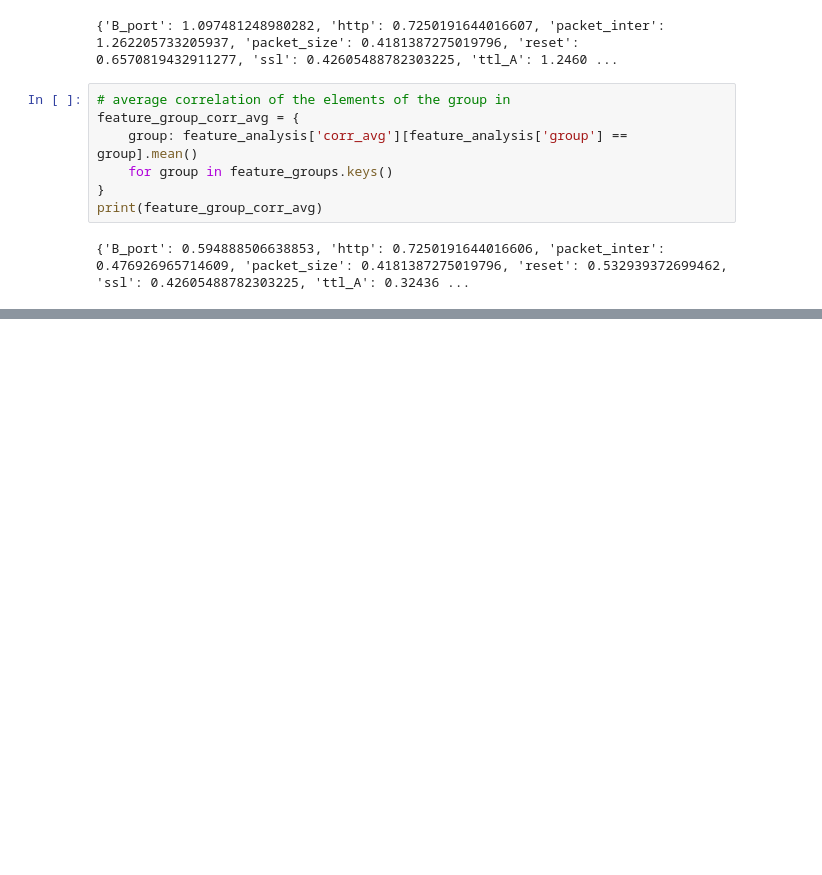
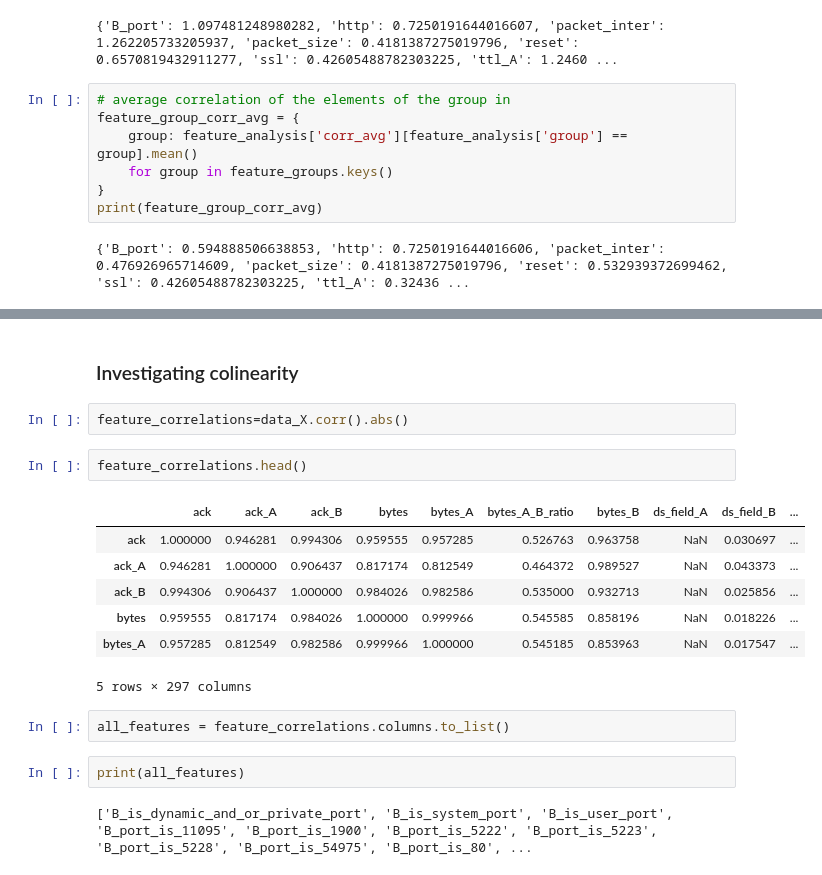
Before and after one commit to BetoPD/Iot-Device-Classifier, a Jupyter notebook: iotDeviceIdentification_eda.ipynb, the cells around one changed output, grey strips where cells are left out. Saved outputs shown, nothing was run; the diff lists cells and outputs as text; blank space fills up the shorter version.

```diff
--- a/iotDeviceIdentification_eda.ipynb
+++ b/iotDeviceIdentification_eda.ipynb
@@ -467,0 +521,20 @@ featureGroup_analysis.head(10)
+# %% [markdown]
+<h3>Investigating colinearity</h3>
+# %%
+feature_correlations=data_X.corr().abs()
+# %%
+feature_correlations.head()
+# %% [output]
+|  | ack | ack_A | ack_B | bytes | bytes_A | bytes_A_B_ratio | bytes_B | ds_field_A | ds_field_B | ... |
+| ack | 1.000000 | 0.946281 | 0.994306 | 0.959555 | 0.957285 | 0.526763 | 0.963758 | NaN | 0.030697 | ... |
+| ack_A | 0.946281 | 1.000000 | 0.906437 | 0.817174 | 0.812549 | 0.464372 | 0.989527 | NaN | 0.043373 | ... |
+| ack_B | 0.994306 | 0.906437 | 1.000000 | 0.984026 | 0.982586 | 0.535000 | 0.932713 | NaN | 0.025856 | ... |
+| bytes | 0.959555 | 0.817174 | 0.984026 | 1.000000 | 0.999966 | 0.545585 | 0.858196 | NaN | 0.018226 | ... |
+| bytes_A | 0.957285 | 0.812549 | 0.982586 | 0.999966 | 1.000000 | 0.545185 | 0.853963 | NaN | 0.017547 | ... |
+5 rows × 297 columns
+# %%
+all_features = feature_correlations.columns.to_list()
+# %%
+print(all_features)
+# %% [output]
+['B_is_dynamic_and_or_private_port', 'B_is_system_port', 'B_is_user_port', 'B_port_is_11095', 'B_port_is_1900', 'B_port_is_5222', 'B_port_is_5223', 'B_port_is_5228', 'B_port_is_54975', 'B_port_is_80', ...
```
Also changed, not shown: parts of 17 cells of this notebook, 1 other file.
